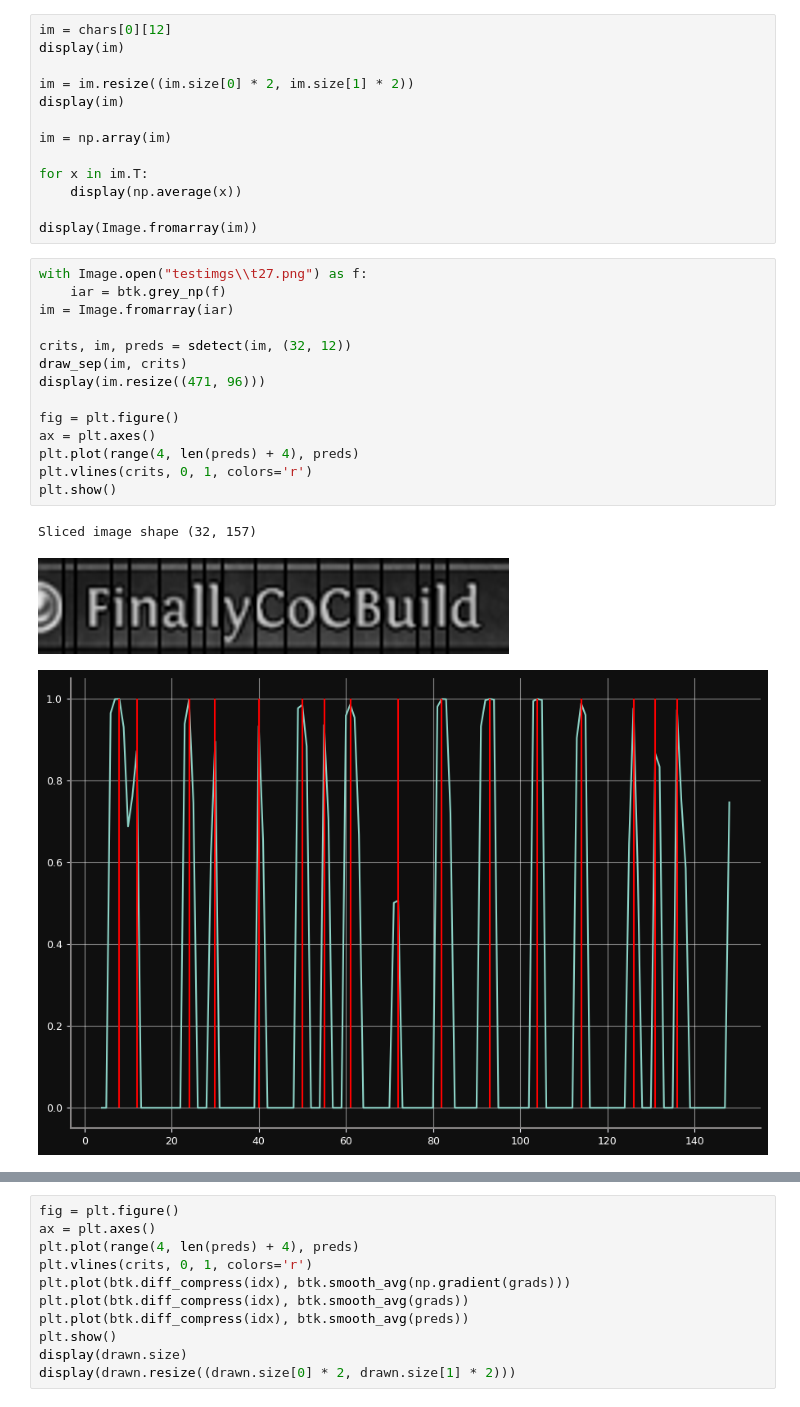
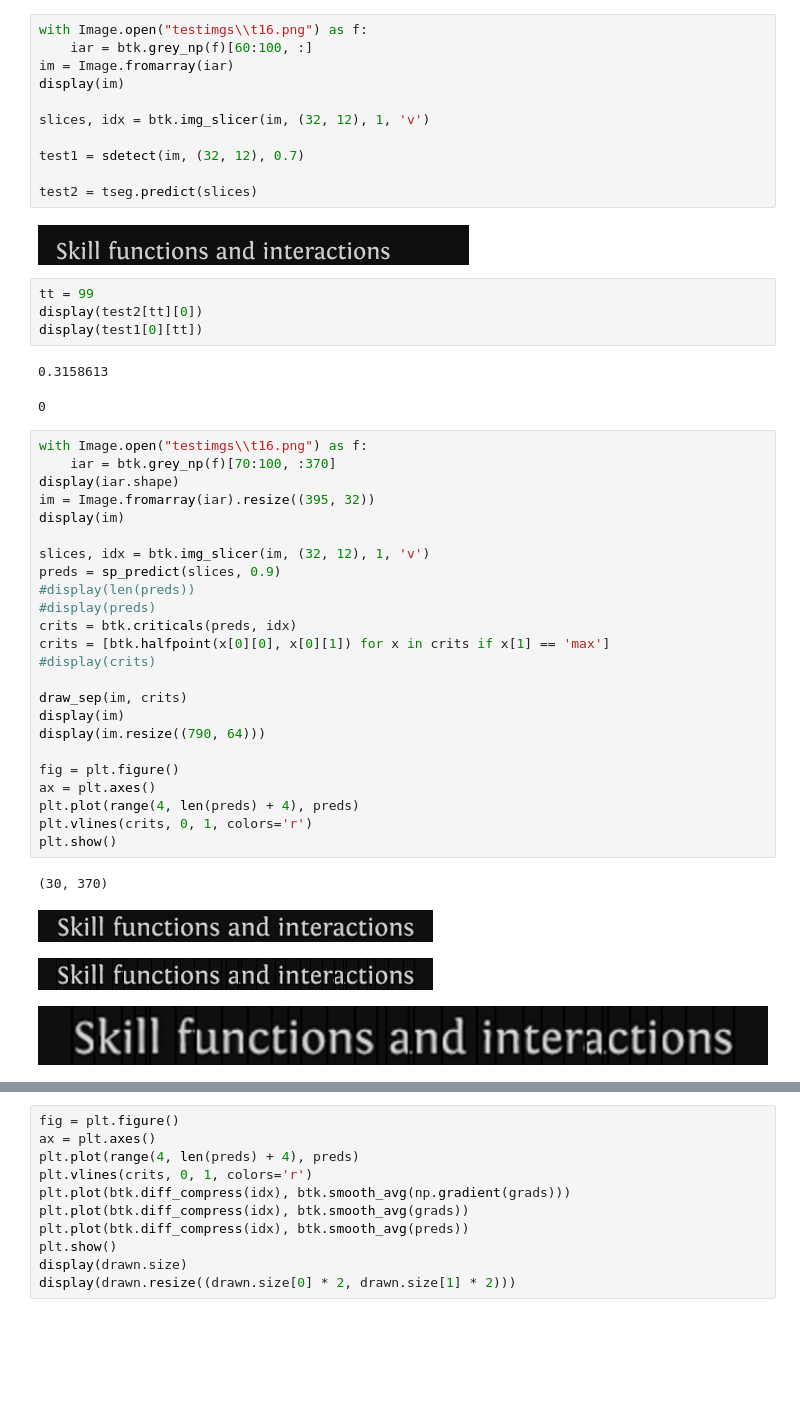
Before and after one commit to BoomboxAstronaut/OCR, a Jupyter notebook: segmentation.ipynb, the cells around one changed output, grey strips where cells are left out. Cells and saved outputs as stored; diff of their text form; blank space fills up the shorter version.

```diff
--- a/segmentation.ipynb
+++ b/segmentation.ipynb
@@ -299,31 +321,49 @@ with open(f'segtest2', 'ab') as pkf:
-# %%
-im = chars[0][12]
-display(im)
-
-im = im.resize((im.size[0] * 2, im.size[1] * 2))
-display(im)
-
-im = np.array(im)
-
-for x in im.T:
-    display(np.average(x))
-
-display(Image.fromarray(im))
+# %%
+with Image.open("testimgs\\t16.png") as f:
+    iar = btk.grey_np(f)[60:100, :]
+im = Image.fromarray(iar)
+display(im)
+
+slices, idx = btk.img_slicer(im, (32, 12), 1, 'v')
+
+test1 = sdetect(im, (32, 12), 0.7)
+
+test2 = tseg.predict(slices)
+# %% [output]
+[figure, added]
+# %%
+tt = 99
+display(test2[tt][0])
+display(test1[0][tt])
+# %% [output]
+0.3158613
+0
 # %%
-with Image.open("testimgs\\t27.png") as f:
-    iar = btk.grey_np(f)
-im = Image.fromarray(iar)
+with Image.open("testimgs\\t16.png") as f:
+    iar = btk.grey_np(f)[70:100, :370]
+display(iar.shape)
+im = Image.fromarray(iar).resize((395, 32))
+display(im)
 
-crits, im, preds = sdetect(im, (32, 12))
+slices, idx = btk.img_slicer(im, (32, 12), 1, 'v')
+preds = sp_predict(slices, 0.9)
+#display(len(preds))
+#display(preds)
+crits = btk.criticals(preds, idx)
+crits = [btk.halfpoint(x[0][0], x[0][1]) for x in crits if x[1] == 'max']
+#display(crits)
+
 draw_sep(im, crits)
-display(im.resize((471, 96)))
+display(im)
+display(im.resize((790, 64)))
 
 fig = plt.figure()
 ax = plt.axes()
 plt.plot(range(4, len(preds) + 4), preds)
 plt.vlines(crits, 0, 1, colors='r')
 plt.show()
 # %% [output]
-Sliced image shape (32, 157)
+(30, 370)
-[figure, old version]
+[figure, new version]
-[figure, old version]
+[figure, new version]
+[figure, added]
```
Also changed, not shown: parts of 18 cells of this notebook, 6 other files.
